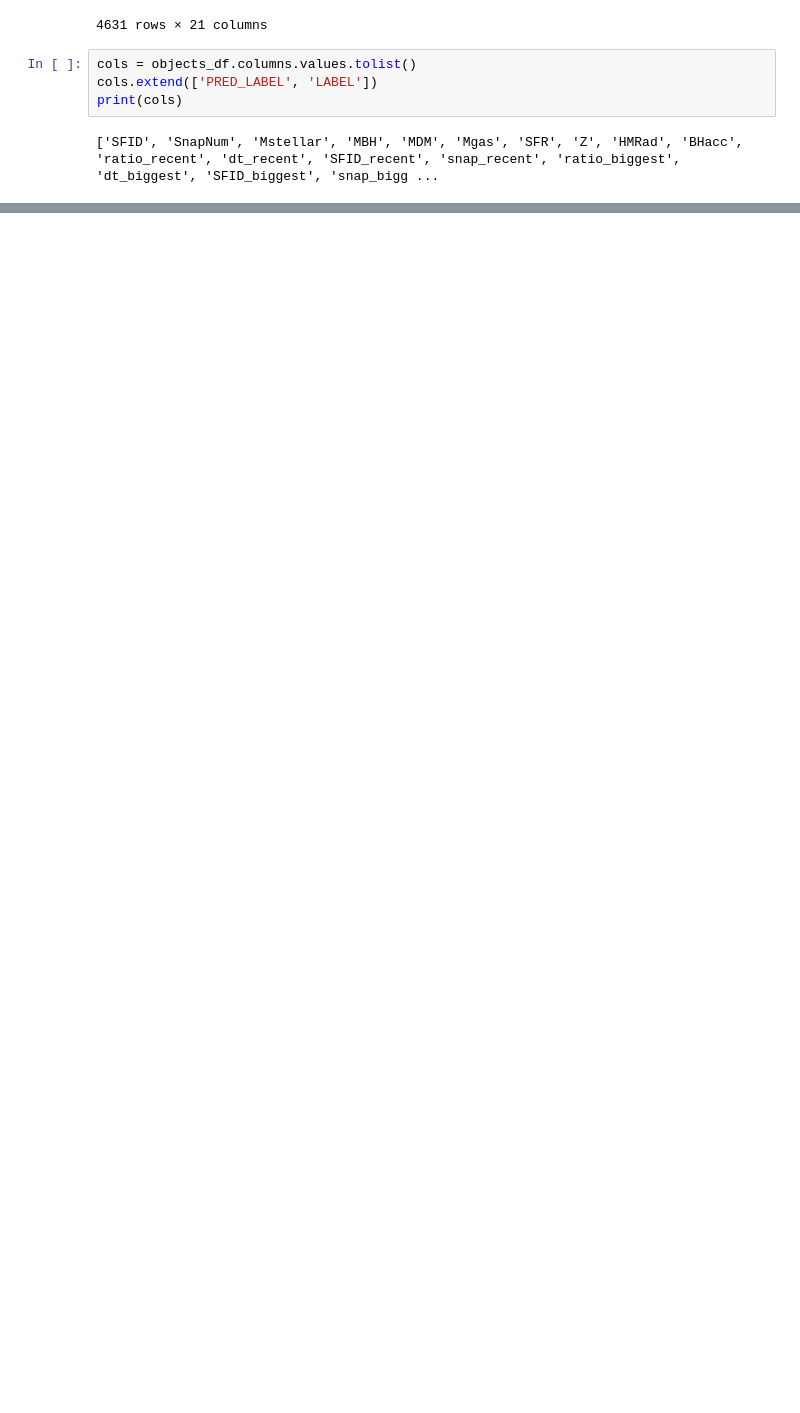
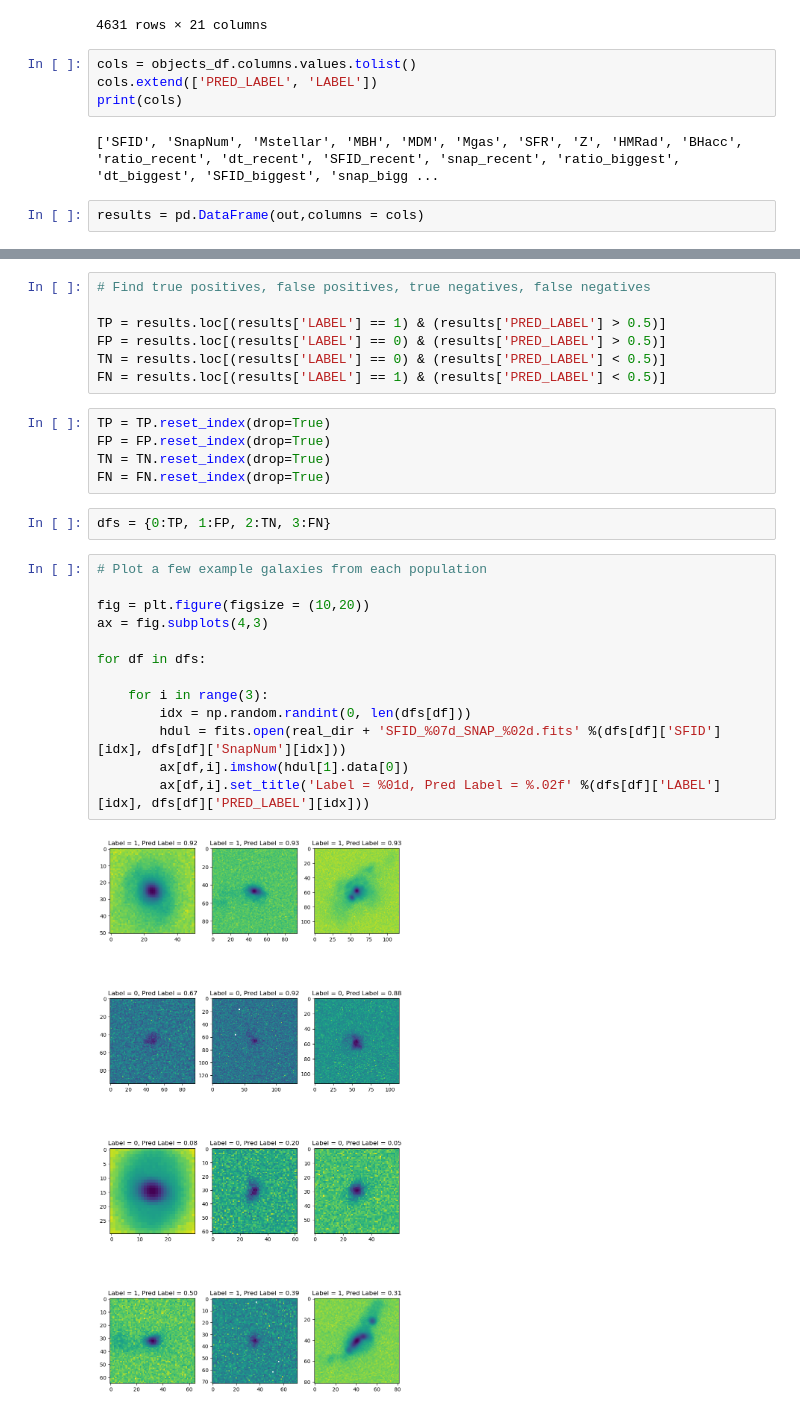
Before and after one commit to jb2854/Mphys, a Jupyter notebook: CNN_output_view_v3.ipynb, the cells around one changed output, grey strips where cells are left out. Cells and saved outputs as stored; diff of their text form; blank space fills up the shorter version.

```diff
--- a/CNN_output_view_v3.ipynb
+++ b/CNN_output_view_v3.ipynb
@@ -77,3 +77,5 @@ cols.extend(['PRED_LABEL', 'LABEL'])
 print(cols)
 # %% [output]
 ['SFID', 'SnapNum', 'Mstellar', 'MBH', 'MDM', 'Mgas', 'SFR', 'Z', 'HMRad', 'BHacc', 'ratio_recent', 'dt_recent', 'SFID_recent', 'snap_recent', 'ratio_biggest', 'dt_biggest', 'SFID_biggest', 'snap_bigg ...
+# %%
+results = pd.DataFrame(out,columns = cols)
@@ -79,0 +98,29 @@ print(cols)
+# %%
+# Find true positives, false positives, true negatives, false negatives
+
+TP = results.loc[(results['LABEL'] == 1) & (results['PRED_LABEL'] > 0.5)]
+FP = results.loc[(results['LABEL'] == 0) & (results['PRED_LABEL'] > 0.5)]
+TN = results.loc[(results['LABEL'] == 0) & (results['PRED_LABEL'] < 0.5)]
+FN = results.loc[(results['LABEL'] == 1) & (results['PRED_LABEL'] < 0.5)]
+# %%
+TP = TP.reset_index(drop=True)
+FP = FP.reset_index(drop=True)
+TN = TN.reset_index(drop=True)
+FN = FN.reset_index(drop=True)
+# %%
+dfs = {0:TP, 1:FP, 2:TN, 3:FN}
+# %%
+# Plot a few example galaxies from each population
+
+fig = plt.figure(figsize = (10,20))
+ax = fig.subplots(4,3)
+
+for df in dfs:
+
+    for i in range(3):
+        idx = np.random.randint(0, len(dfs[df]))
+        hdul = fits.open(real_dir + 'SFID_%07d_SNAP_%02d.fits' %(dfs[df]['SFID'][idx], dfs[df]['SnapNum'][idx]))
+        ax[df,i].imshow(hdul[1].data[0])
+        ax[df,i].set_title('Label = %01d, Pred Label = %.02f' %(dfs[df]['LABEL'][idx], dfs[df]['PRED_LABEL'][idx]))
+# %% [output]
+[figure, added]
```
Also changed, not shown: parts of 6 cells of this notebook.
